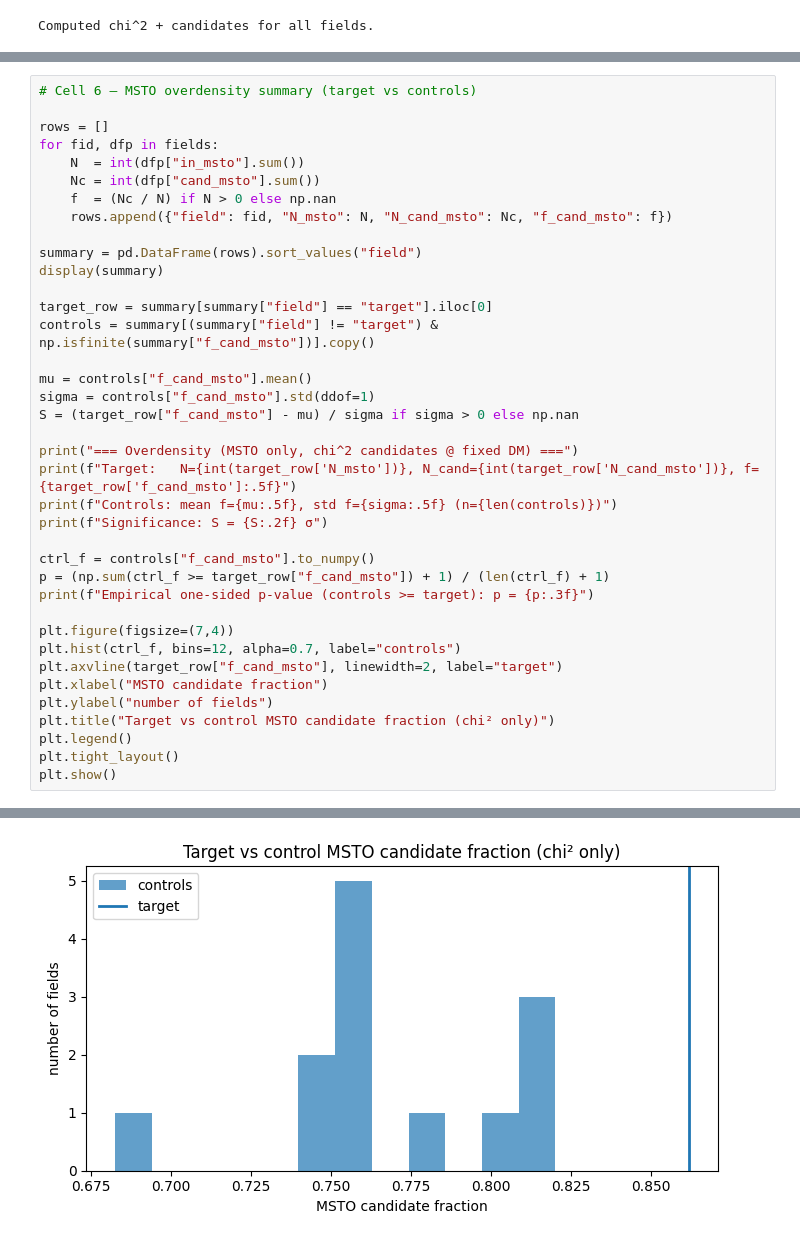
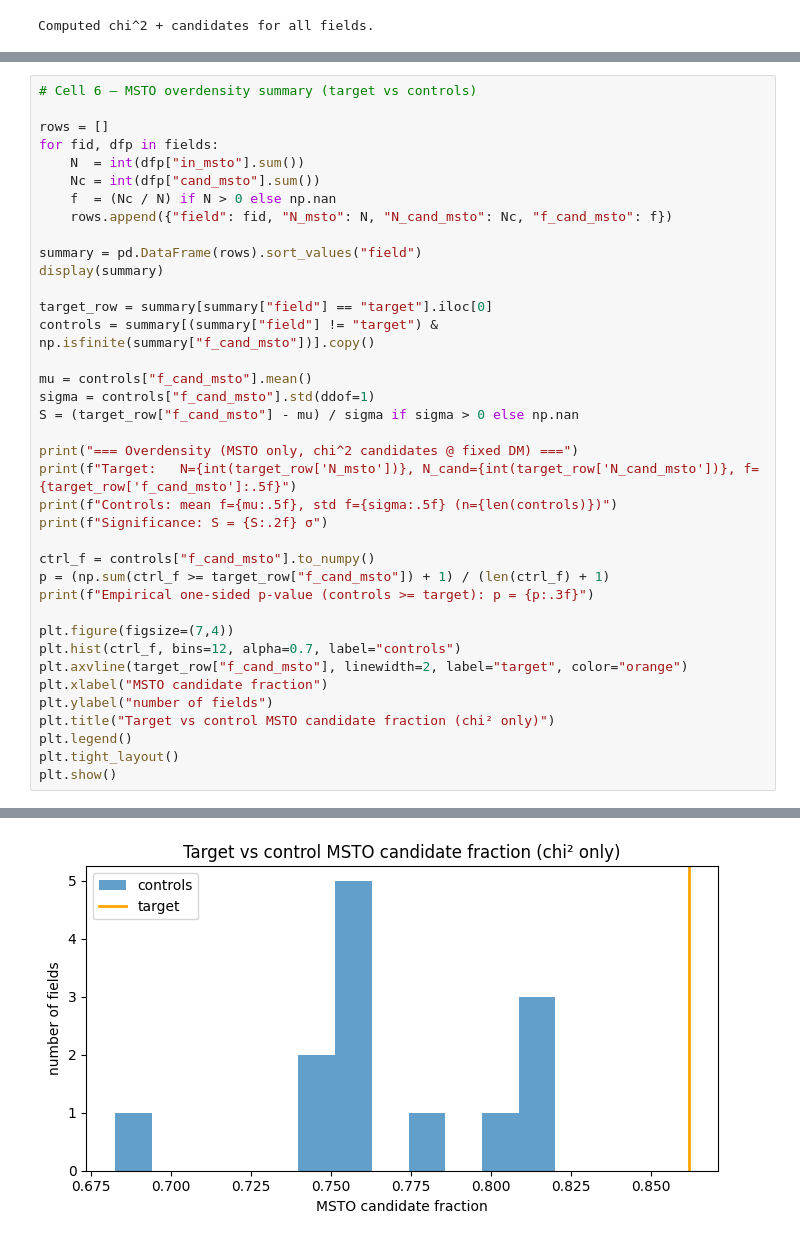
Before and after one commit to zangston/ASTR-5140, a Jupyter notebook: project2/chi-squared.ipynb, the cells around one changed output, grey strips where cells are left out. Drawn from its saved outputs; the diff is of its cells as text.

```diff
--- a/project2/chi-squared.ipynb
+++ b/project2/chi-squared.ipynb
@@ -204,35 +204,35 @@ print(f"Empirical one-sided p-value (controls >= target): p = {p:.3f}")
 
 plt.figure(figsize=(7,4))
 plt.hist(ctrl_f, bins=12, alpha=0.7, label="controls")
-plt.axvline(target_row["f_cand_msto"], linewidth=2, label="target")
+plt.axvline(target_row["f_cand_msto"], linewidth=2, label="target", color="orange")
 plt.xlabel("MSTO candidate fraction")
 plt.ylabel("number of fields")
 plt.title("Target vs control MSTO candidate fraction (chi² only)")
 plt.legend()
 plt.tight_layout()
 plt.show()
 # %% [output]
 |  | field | N_msto | N_cand_msto | f_cand_msto |
 | 1 | glon_080 | 584 | 479 | 0.820205 |
 | 2 | glon_085 | 570 | 433 | 0.759649 |
 | 3 | glon_090 | 599 | 469 | 0.782972 |
 | 4 | glon_095 | 555 | 423 | 0.762162 |
 | 5 | glon_100 | 545 | 372 | 0.682569 |
 | 6 | glon_105 | 569 | 422 | 0.741652 |
 | 7 | glon_110 | 539 | 402 | 0.745826 |
 | 8 | glon_115 | 548 | 413 | 0.753650 |
 | 9 | glon_120 | 519 | 391 | 0.753372 |
 | 10 | glon_125 | 614 | 467 | 0.760586 |
 | 11 | glon_130 | 625 | 509 | 0.814400 |
 | 12 | glon_135 | 683 | 558 | 0.816984 |
 | 13 | glon_140 | 653 | 524 | 0.802450 |
 | 0 | target | 899 | 775 | 0.862069 |
 === Overdensity (MSTO only, chi^2 candidates @ fixed DM) ===
 Target:   N=899, N_cand=775, f=0.86207
 Controls: mean f=0.76896, std f=0.03845 (n=13)
 Significance: S = 2.42 σ
 Empirical one-sided p-value (controls >= target): p = 0.071
-[figure, old version]
+[figure, new version]
 # %%
 # Cell 7 — (Optional but useful) Plot a grid: target + a few random controls
 
```
Also changed, not shown: parts of 2 cells of this notebook, 2 other files.
